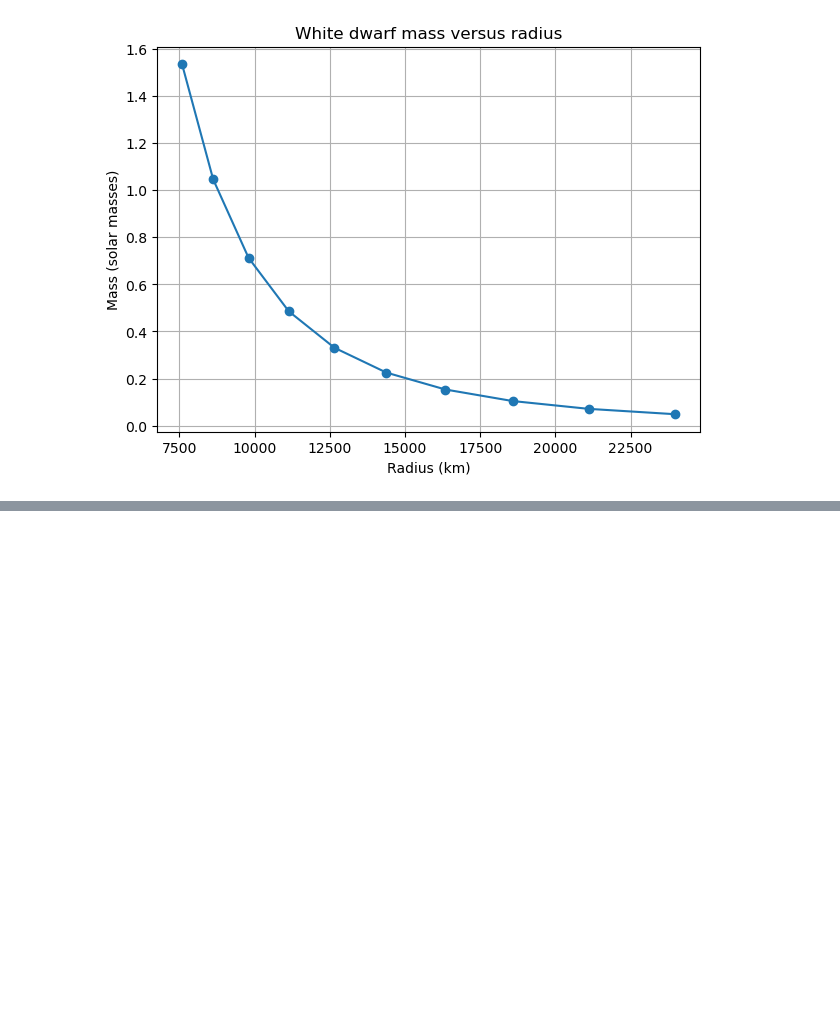
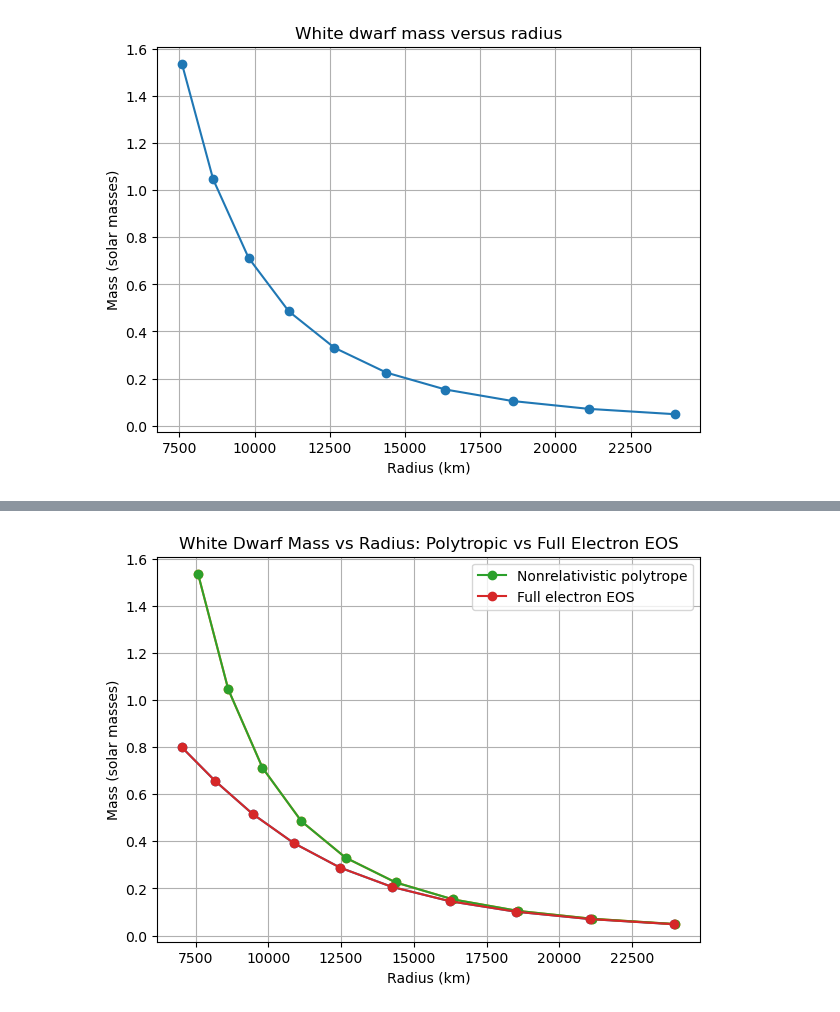
Before and after one commit to charlprend/Compact-Star-Modelling-, a Jupyter notebook: Notebooks/sagert_eos_code.ipynb, the cells around one changed output, grey strips where cells are left out. Saved outputs shown, nothing was run; the diff lists cells and outputs as text; code cells hidden in the pictures; blank space fills up the shorter version.

```diff
--- a/Notebooks/sagert_eos_code.ipynb
+++ b/Notebooks/sagert_eos_code.ipynb
@@ -354,3 +349,7 @@ plt.grid(True)
 plt.show()
 # %% [output]
 [figure]
+# %%
+mass_radius_products = []
+for M, R in zip(masses, radii):
+    mass_radius_products.append(M * R**3)
@@ -356,0 +389,3 @@ plt.show()
+# %%
+def pressure_difference(k_F, p_target):
+    return electron_pressure(k_F) - p_target
@@ -356,0 +569,17 @@ plt.show()
+# %%
+plt.figure(figsize=(7, 5))
+
+plt.plot(radii_full, masses_full, radii, masses, marker="o")
+
+plt.xlabel("Radius (km)")
+plt.ylabel("Mass (solar masses)")
+plt.title("White Dwarf Mass vs Radius: Polytropic vs Full Electron EOS")
+plt.plot(radii, masses, marker="o", label="Nonrelativistic polytrope")
+plt.plot(radii_full, masses_full, marker="o", label="Full electron EOS")
+
+plt.legend()
+
+plt.grid(True)
+plt.show()
+# %% [output]
+[figure, added]
```
Also changed, not shown: parts of 17 cells of this notebook, 1 other file.
